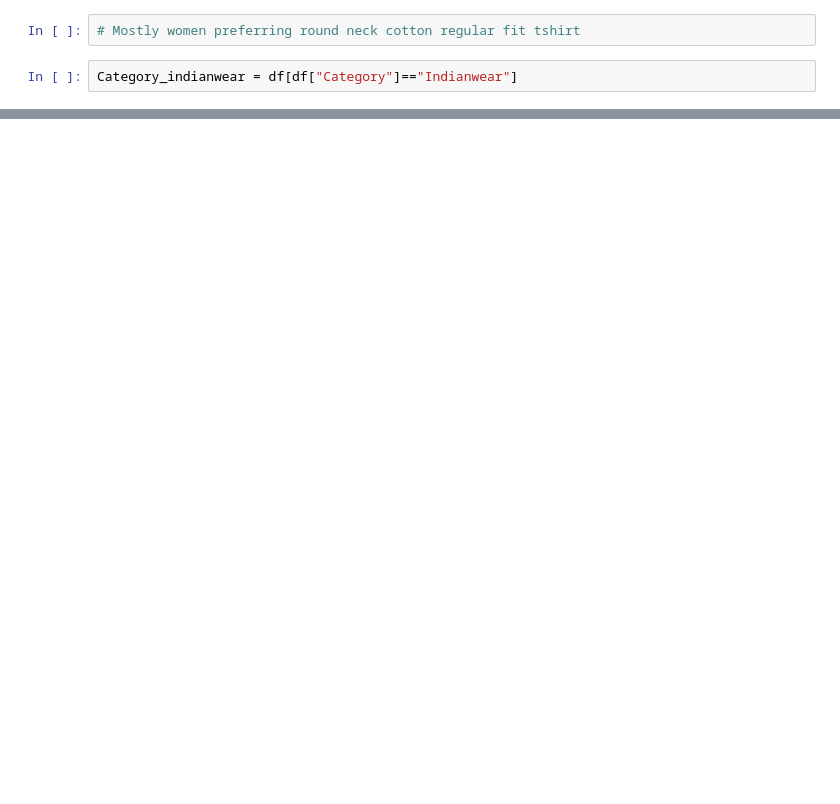
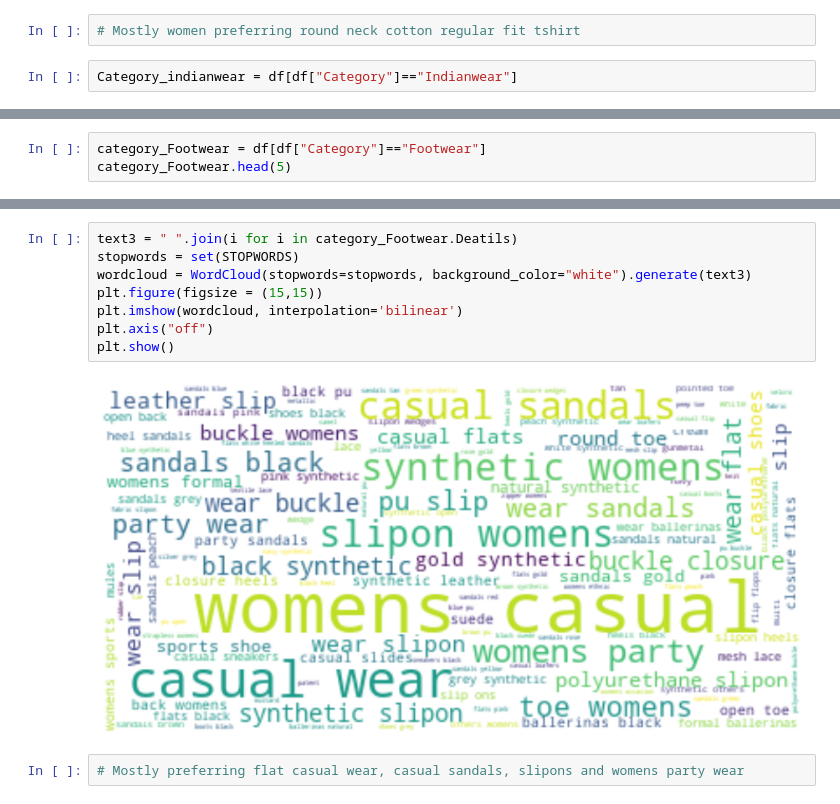
Before and after one commit to Sanjayme049/EDA, a Jupyter notebook: DataSet_Practice_1.ipynb, the cells around one changed output, grey strips where cells are left out. Cells and saved outputs as stored; diff of their text form; blank space fills up the shorter version.

```diff
--- a/DataSet_Practice_1.ipynb
+++ b/DataSet_Practice_1.ipynb
@@ -543,0 +596,3 @@ Category_indianwear.head()
+# %%
+category_Footwear = df[df["Category"]=="Footwear"]
+category_Footwear.head(5)
@@ -543,0 +606,12 @@ Category_indianwear.head()
+# %%
+text3 = " ".join(i for i in category_Footwear.Deatils)
+stopwords = set(STOPWORDS)
+wordcloud = WordCloud(stopwords=stopwords, background_color="white").generate(text3)
+plt.figure(figsize = (15,15))
+plt.imshow(wordcloud, interpolation='bilinear')
+plt.axis("off")
+plt.show()
+# %% [output]
+[figure, added]
+# %%
+# Mostly preferring flat casual wear, casual sandals, slipons and womens party wear
```
Also changed, not shown: parts of 11 cells of this notebook.
